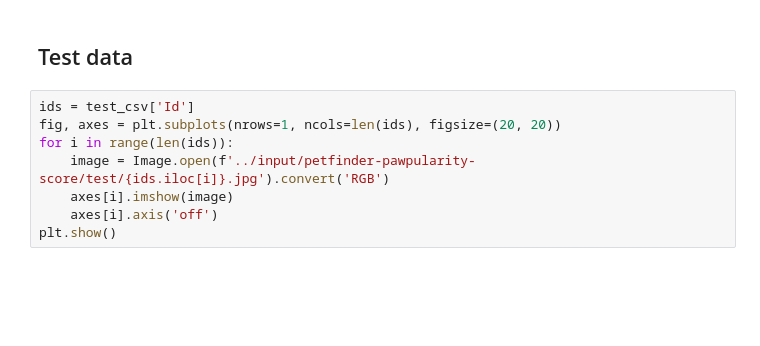
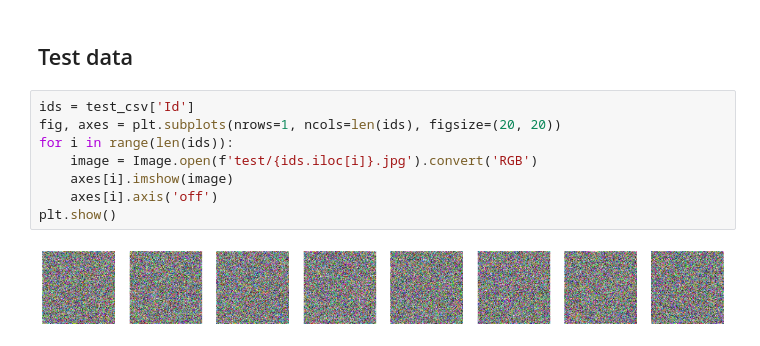
Before and after one commit to alinashchukina/MLDM_project, a Jupyter notebook: Eda.ipynb, the cells around one changed output. Saved outputs shown, nothing was run; the diff lists cells and outputs as text; blank space fills up the shorter version.

```diff
--- a/Eda.ipynb
+++ b/Eda.ipynb
@@ -67,8 +118,10 @@ print(f'Test len {data_to_test.shape[0]}')
 # %%
 ids = test_csv['Id']
 fig, axes = plt.subplots(nrows=1, ncols=len(ids), figsize=(20, 20))
 for i in range(len(ids)):
-    image = Image.open(f'../input/petfinder-pawpularity-score/test/{ids.iloc[i]}.jpg').convert('RGB')
+    image = Image.open(f'test/{ids.iloc[i]}.jpg').convert('RGB')
     axes[i].imshow(image)
     axes[i].axis('off')
 plt.show()
+# %% [output]
+[figure, added]
```
Also changed, not shown: parts of 10 cells of this notebook, 1 other file.
